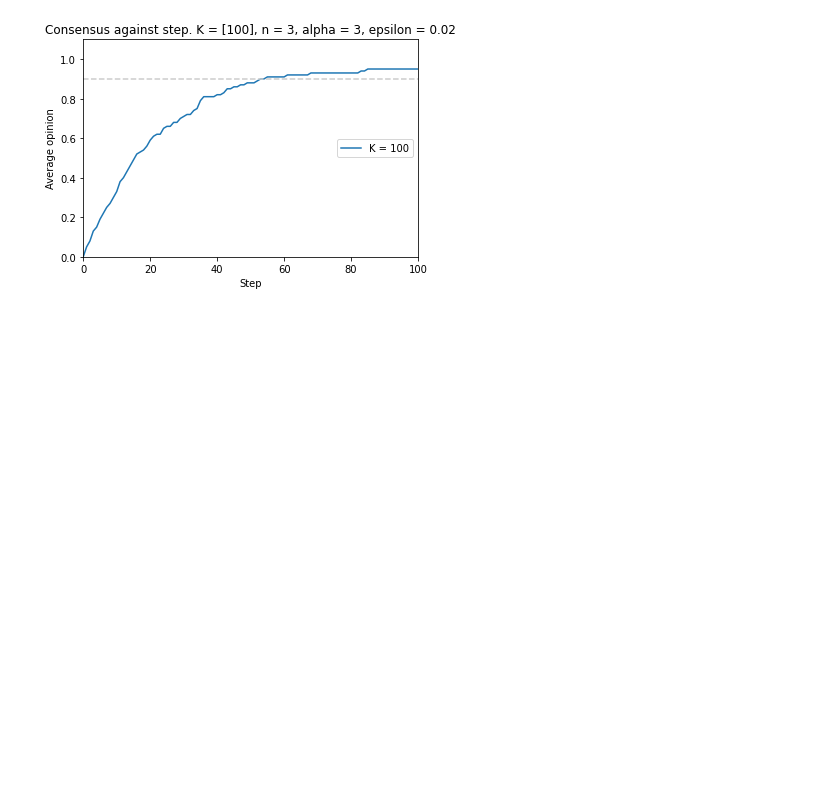
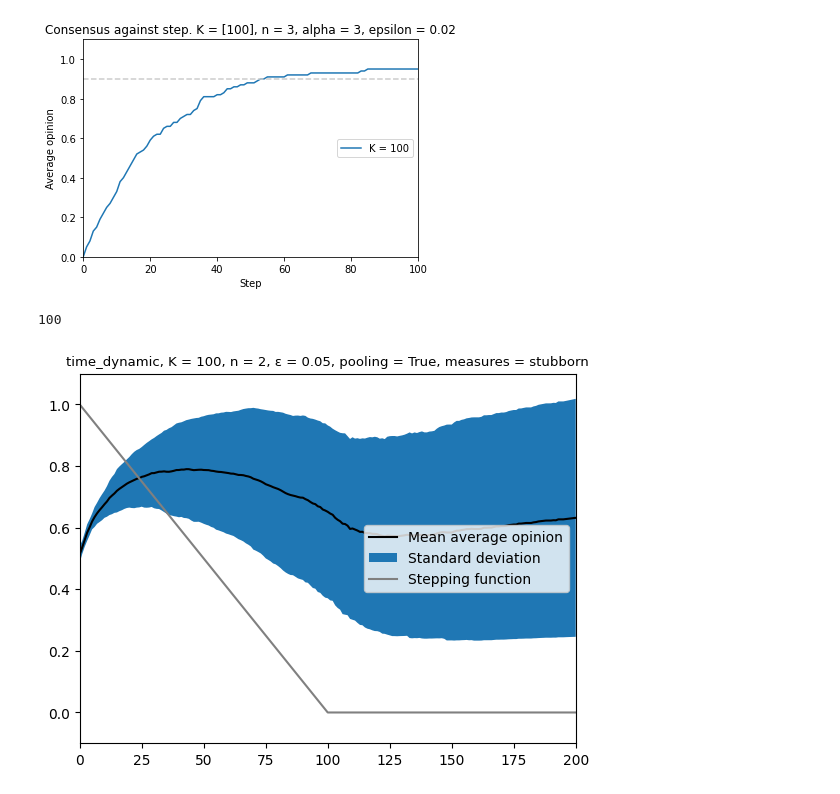
Before and after one commit to TheoLeVay1/Dynamic-Environments-in-Best-of-N, a Jupyter notebook: Model_experimentation.ipynb, the cells around one changed output. Saved outputs shown, nothing was run; the diff lists cells and outputs as text; code cells hidden in the pictures; blank space fills up the shorter version.

```diff
--- a/Model_experimentation.ipynb
+++ b/Model_experimentation.ipynb
@@ -147,3 +147,33 @@ plt.ylim([0,1.1])
 # %% [output]
 (0.0, 1.1)
 [figure]
+# %%
+params = {"K": 100, "n": 2, "w": 2, "alpha": 0.2, "epsilon" : 0.05,
+          "pooling" : True, "uniform" : False, "dynamics" : "time_dynamic",
+          "measures" : "stubborn", "s_proportion" : 0}
+
+iterations = 10
+max_steps = 200
+
+results = mesa.batch_run(Model,parameters=params,number_processes=1,
+                         data_collection_period=1,display_progress=True,
+    iterations = iterations, max_steps=max_steps)
+
+results_df = pd.DataFrame(results)
+
+plot_consensus(results_df, iterations, max_steps)
+
+
+
+print(params["K"])
+plt.title(str(params["dynamics"]) + ", K = " + str(params["K"]) + ", n = "
+          + str(params["n"]) + ", \u03B5 = " + str(params["epsilon"]) + ", pooling = " + str(params["pooling"])
+         + ", measures = " + str(params["measures"]), fontsize = 9.5)
+
+
+plt.savefig("Figures/Varied_av_op_plots/Time_dynamic/Time_dynamic_stubborn/w_" + str(params["w"])  +
+            "_sprop_" + str(params["s_proportion"]) +  "_n_" +
+            str(params["n"]) + "_K_" + str(params["K"]) + "_\u03B5_" + str(params["epsilon"]) + ".pdf")
+# %% [output]
+100
+[figure, added]
```
Also changed, not shown: parts of 1 cell of this notebook, 32 other files.
